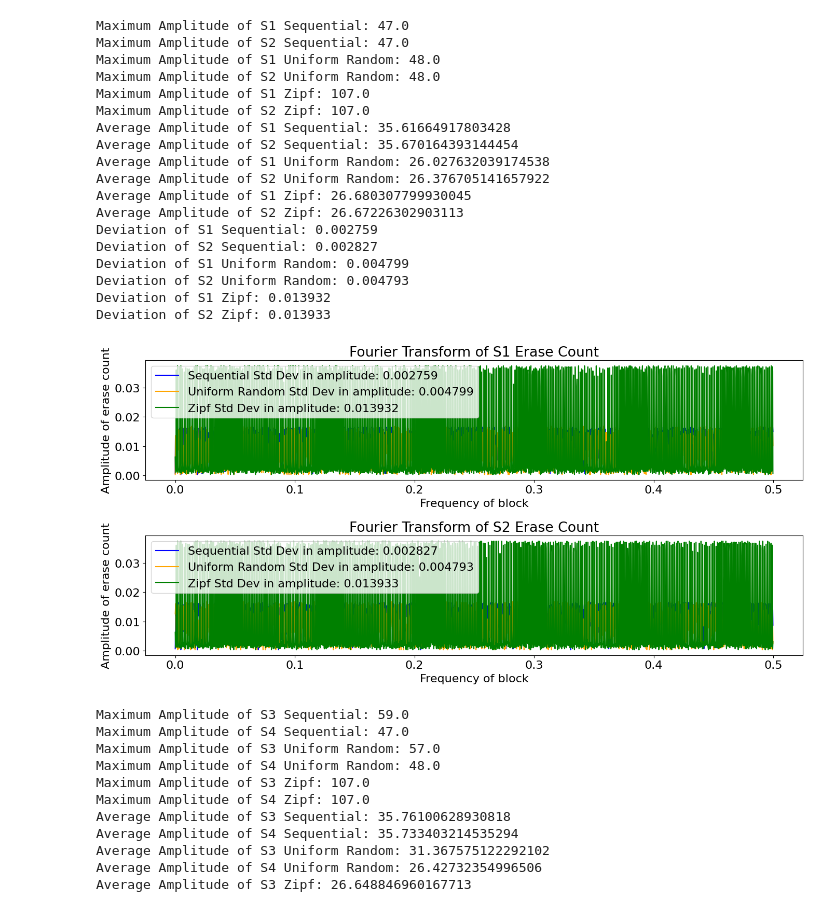
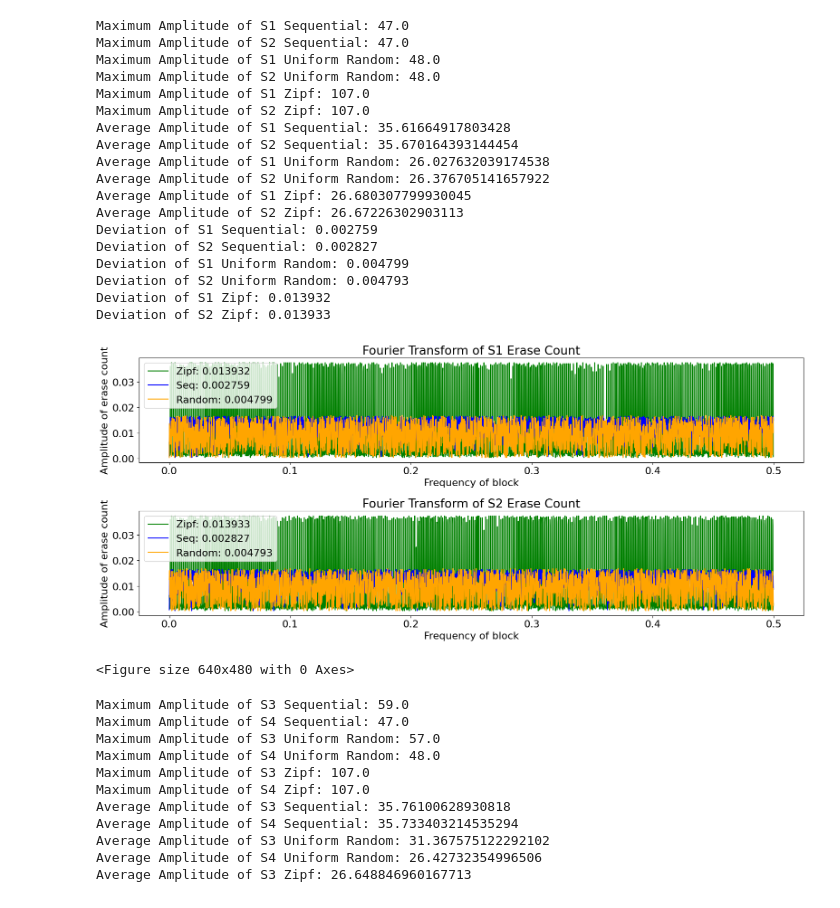
Before and after one commit to bithabib/flash_ssd_simulator_web, a Jupyter notebook: equation_generate/placement_algorithm_comparison.ipynb, the cells around one changed output. Drawn from its saved outputs; the diff is of its cells as text; code cells hidden in the pictures.

```diff
--- a/equation_generate/placement_algorithm_comparison.ipynb
+++ b/equation_generate/placement_algorithm_comparison.ipynb
@@ -1,4 +1,5 @@
 # %%
+
 import numpy as np
 import pandas as pd
 import matplotlib.pyplot as plt
@@ -9,6 +10,10 @@ from scipy.fft import fft, fftfreq
 s1_seq_trace_df = pd.read_json('/home/habib/Downloads/equation_train_data/seq_s1_op_20/seq_trace.log.json')
 s1_uniform_random_trace_df = pd.read_json('/home/habib/Downloads/equation_train_data/ran_s1_op_20/rand_trace.log.json')
 s1_zipf_trace_df = pd.read_json('/home/habib/Downloads/equation_train_data/zipf_s1_op_20/zipf_trace.log.json')
+
+# print the last row of the dataframe
+
+
 
 # Extract the erase count data
 s1_seq_invalid_page_count = s1_seq_trace_df.iloc[4].reset_index(drop=True).to_frame(name='erase_count')
@@ -102,52 +107,62 @@ print(f'Deviation of S2 Zipf: {deviation_zipf_s2}')
 # Plot the FFT results
 # increase the text size
 plt.rcParams.update({'font.size': 16})
-plt.figure(figsize=(14, 7))
+plt.figure(figsize=(16, 7))
 
 # S1 FFT plot
 plt.subplot(2, 1, 1)
-plt.plot(xf, 2.0/N * np.abs(seq_yf_s1[:N//2]), label='Sequential Std Dev in amplitude: '+ str(deviation_seq_s1), color='blue')
-plt.plot(xf, 2.0/N * np.abs(uniform_random_yf_s1[:N//2]), label='Uniform Random Std Dev in amplitude: '+ str(deviation_uniform_random_s1), color='orange')
-plt.plot(xf, 2.0/N * np.abs(zipf_yf_s1[:N//2]), label='Zipf Std Dev in amplitude: '+ str(deviation_zipf_s1), color='green')
+plt.plot(xf, 2.0/N * np.abs(zipf_yf_s1[:N//2]), label='Zipf: '+ str(deviation_zipf_s1), color='green')
+plt.plot(xf, 2.0/N * np.abs(seq_yf_s1[:N//2]), label='Seq: '+ str(deviation_seq_s1), color='blue')
+plt.plot(xf, 2.0/N * np.abs(uniform_random_yf_s1[:N//2]), label='Random: '+ str(deviation_uniform_random_s1), color='orange')
 
 plt.title('Fourier Transform of S1 Erase Count')
 plt.xlabel('Frequency of block')
 plt.ylabel('Amplitude of erase count')
+# plt.legend()
 plt.legend()
+
 
 # S2 FFT plot
 plt.subplot(2, 1, 2)
-plt.plot(xf, 2.0/N * np.abs(seq_yf_s2[:N//2]), label='Sequential Std Dev in amplitude: '+ str(deviation_seq_s2), color='blue')
-plt.plot(xf, 2.0/N * np.abs(uniform_random_yf_s2[:N//2]), label='Uniform Random Std Dev in amplitude: '+ str(deviation_uniform_random_s2), color='orange')
-plt.plot(xf, 2.0/N * np.abs(zipf_yf_s2[:N//2]), label='Zipf Std Dev in amplitude: '+ str(deviation_zipf_s2), color='green')
+plt.plot(xf, 2.0/N * np.abs(zipf_yf_s2[:N//2]), label='Zipf: '+ str(deviation_zipf_s2), color='green')
+plt.plot(xf, 2.0/N * np.abs(seq_yf_s2[:N//2]), label='Seq: '+ str(deviation_seq_s2), color='blue')
+plt.plot(xf, 2.0/N * np.abs(uniform_random_yf_s2[:N//2]), label='Random: '+ str(deviation_uniform_random_s2), color='orange')
 
 plt.title('Fourier Transform of S2 Erase Count')
 plt.xlabel('Frequency of block')
 plt.ylabel('Amplitude of erase count')
-plt.legend()
+# plt.legend()
 
 plt.tight_layout()
+plt.legend()
 plt.show()
+# plt.show()
+# save the plot
+plt.savefig('fft_plot.png')
+# move chart legend outside the plot
+# plt.legend(loc='center left', bbox_to_anchor=(1, 0.5))
+# plt.show()
 # %% [output]
 Maximum Amplitude of S1 Sequential: 47.0
 Maximum Amplitude of S2 Sequential: 47.0
 Maximum Amplitude of S1 Uniform Random: 48.0
 Maximum Amplitude of S2 Uniform Random: 48.0
 Maximum Amplitude of S1 Zipf: 107.0
 Maximum Amplitude of S2 Zipf: 107.0
 Average Amplitude of S1 Sequential: 35.61664917803428
 Average Amplitude of S2 Sequential: 35.670164393144454
 Average Amplitude of S1 Uniform Random: 26.027632039174538
 Average Amplitude of S2 Uniform Random: 26.376705141657922
 Average Amplitude of S1 Zipf: 26.680307799930045
 Average Amplitude of S2 Zipf: 26.67226302903113
 Deviation of S1 Sequential: 0.002759
 Deviation of S2 Sequential: 0.002827
 Deviation of S1 Uniform Random: 0.004799
 Deviation of S2 Uniform Random: 0.004793
 Deviation of S1 Zipf: 0.013932
 Deviation of S2 Zipf: 0.013933
-[figure, old version]
+[figure, new version]
+<Figure size 640x480 with 0 Axes>
 # %%
 import numpy as np
 import pandas as pd
```
Also changed, not shown: parts of 1 cell of this notebook, 2 other files.
